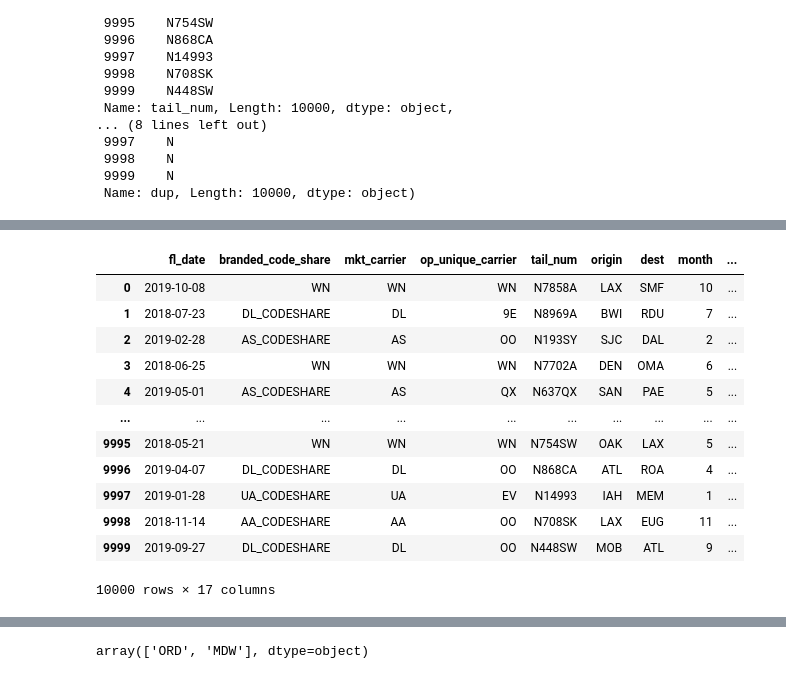
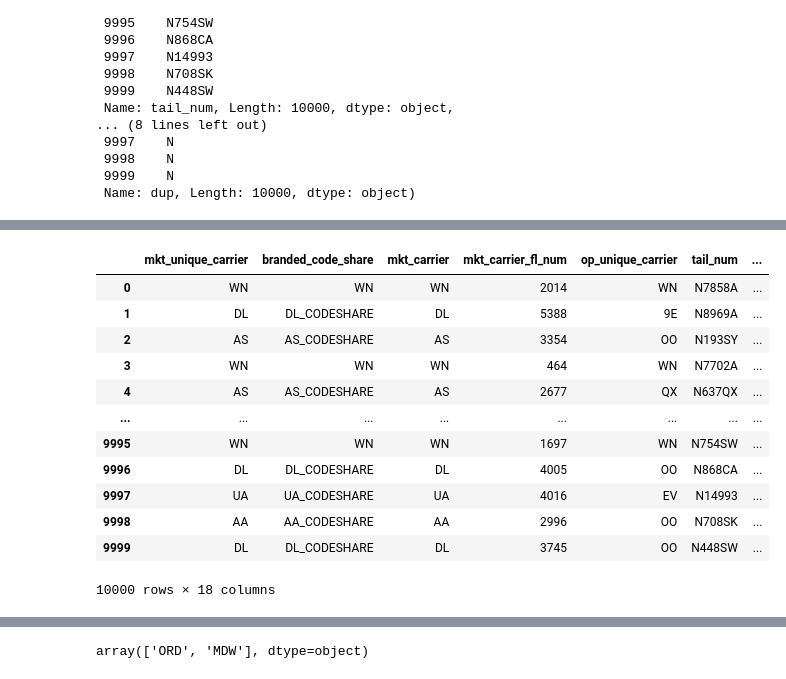
Before and after one commit to TYan18/Predicting-flight-delays, a Jupyter notebook: Data Prep Files/DataPrep.ipynb, the cells around one changed output, grey strips where cells are left out. Cells and saved outputs as stored; diff of their text form; code cells hidden in the pictures.

Commit message:
Fixed Fit Transform. Correlated Columns Pruned

```diff
--- a/Data Prep Files/DataPrep.ipynb
+++ b/Data Prep Files/DataPrep.ipynb
@@ -72,5 +91,5 @@ dtype: int64
 # %%
-#Grab all Numeric columns in preperation for fit transform.
-dfNumericValues=df.select_dtypes(exclude='object')
+#Make dfNumericValues in preperation for fit transform.
+dfNumericValues=df[['crs_dep_time','crs_arr_time','crs_elapsed_time','distance']]
 dfNumericValues.head()
 # %% [output]
@@ -153,0 +135,7 @@ X.shape
+# %%
+#Convert X back to dataframe, add back col name, for pd.concat later
+colList=dfNumericValues.columns
+colList= [col+'FT' for col in colList]
+
+X=pd.DataFrame(X, columns=colList)
+X
@@ -154,3 +156,11 @@ X.shape
+# %%
+#Convert numerical col that are actually categorical into objects
+df=df.astype({
+    'mkt_carrier_fl_num':object,
+    'op_carrier_fl_num':object,
+    'origin_airport_id':object,
+    'dest_airport_id':object
+})
 # %%
 #Number of Unique count in each objects, deciding which are worth grabbing for dummies
 (
@@ -218,6 +232,6 @@ dfObjects
 # dateTimeConvert=pd.DatetimeIndex(dateTimeConvert).month
 # dateTimeConvert
 
-#one line the above
-dfObjects['month']=pd.DatetimeIndex(pd.to_datetime(dfObjects['fl_date'], infer_datetime_format=True)).month
-dfObjects
+#one line code of the above
+dfObjects['month']=pd.DatetimeIndex(pd.to_datetime(df['fl_date'], infer_datetime_format=True)).month
+dfObjects.drop(columns='fl_date', inplace=True, errors='ignore')
@@ -238,17 +238,17 @@ dfObjects
 # %%
-dfConcat= pd.concat([dfObjects,dfNumericValues], axis=1)
+dfConcat= pd.concat([dfObjects,X], axis=1)
 dfConcat
 # %% [output]
-|  | fl_date | branded_code_share | mkt_carrier | op_unique_carrier | tail_num | origin | dest | month | ... |
-| 0 | 2019-10-08 | WN | WN | WN | N7858A | LAX | SMF | 10 | ... |
-| 1 | 2018-07-23 | DL_CODESHARE | DL | 9E | N8969A | BWI | RDU | 7 | ... |
-| 2 | 2019-02-28 | AS_CODESHARE | AS | OO | N193SY | SJC | DAL | 2 | ... |
-| 3 | 2018-06-25 | WN | WN | WN | N7702A | DEN | OMA | 6 | ... |
-| 4 | 2019-05-01 | AS_CODESHARE | AS | QX | N637QX | SAN | PAE | 5 | ... |
-| ... | ... | ... | ... | ... | ... | ... | ... | ... | ... |
-| 9995 | 2018-05-21 | WN | WN | WN | N754SW | OAK | LAX | 5 | ... |
-| 9996 | 2019-04-07 | DL_CODESHARE | DL | OO | N868CA | ATL | ROA | 4 | ... |
-| 9997 | 2019-01-28 | UA_CODESHARE | UA | EV | N14993 | IAH | MEM | 1 | ... |
-| 9998 | 2018-11-14 | AA_CODESHARE | AA | OO | N708SK | LAX | EUG | 11 | ... |
-| 9999 | 2019-09-27 | DL_CODESHARE | DL | OO | N448SW | MOB | ATL | 9 | ... |
+|  | mkt_unique_carrier | branded_code_share | mkt_carrier | mkt_carrier_fl_num | op_unique_carrier | tail_num | ... |
+| 0 | WN | WN | WN | 2014 | WN | N7858A | ... |
+| 1 | DL | DL_CODESHARE | DL | 5388 | 9E | N8969A | ... |
+| 2 | AS | AS_CODESHARE | AS | 3354 | OO | N193SY | ... |
+| 3 | WN | WN | WN | 464 | WN | N7702A | ... |
+| 4 | AS | AS_CODESHARE | AS | 2677 | QX | N637QX | ... |
+| ... | ... | ... | ... | ... | ... | ... | ... |
+| 9995 | WN | WN | WN | 1697 | WN | N754SW | ... |
+| 9996 | DL | DL_CODESHARE | DL | 4005 | OO | N868CA | ... |
+| 9997 | UA | UA_CODESHARE | UA | 4016 | EV | N14993 | ... |
+| 9998 | AA | AA_CODESHARE | AA | 2996 | OO | N708SK | ... |
+| 9999 | DL | DL_CODESHARE | DL | 3745 | OO | N448SW | ... |
-10000 rows × 17 columns
+10000 rows × 18 columns
```
Also changed, not shown: parts of 34 cells of this notebook, 2 other files.
